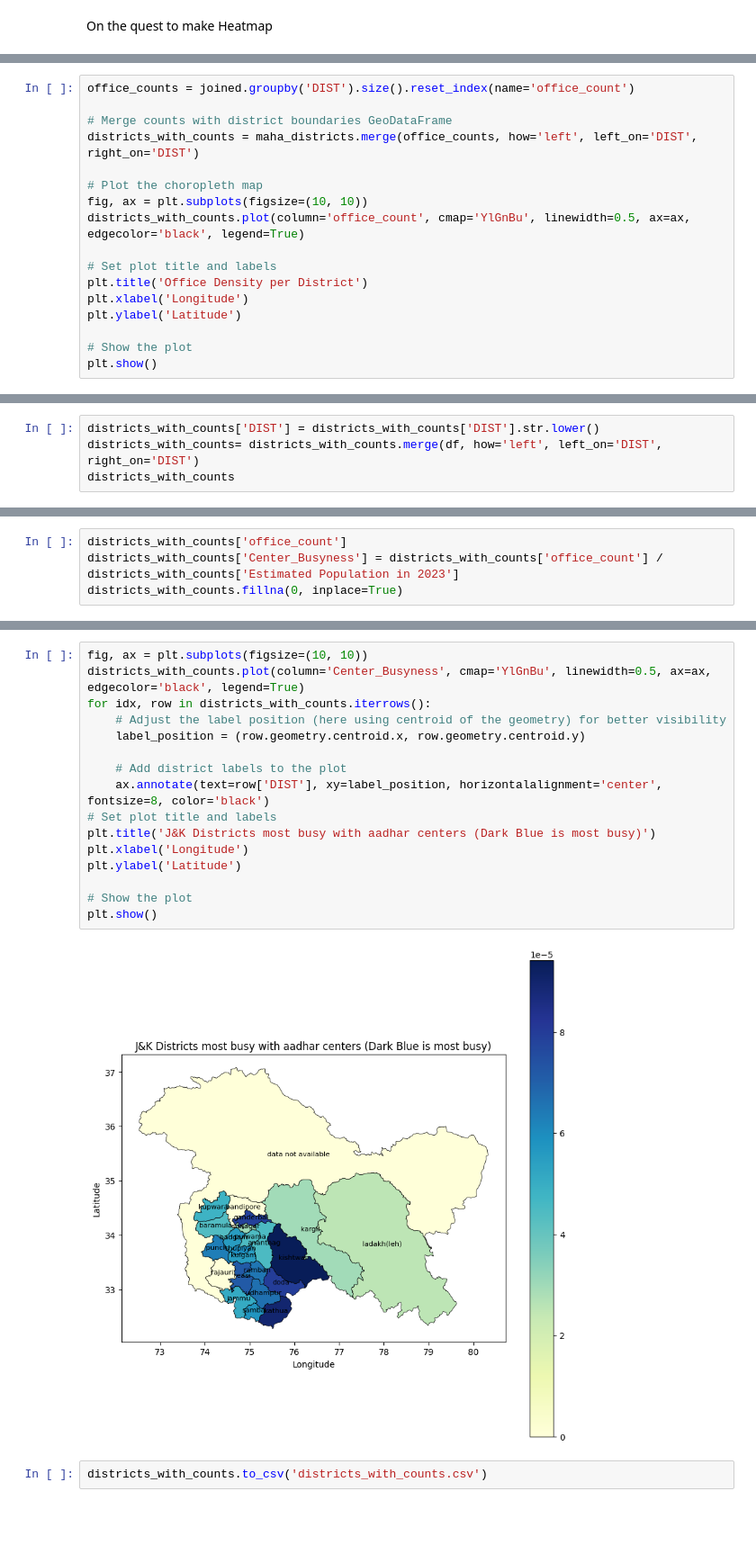
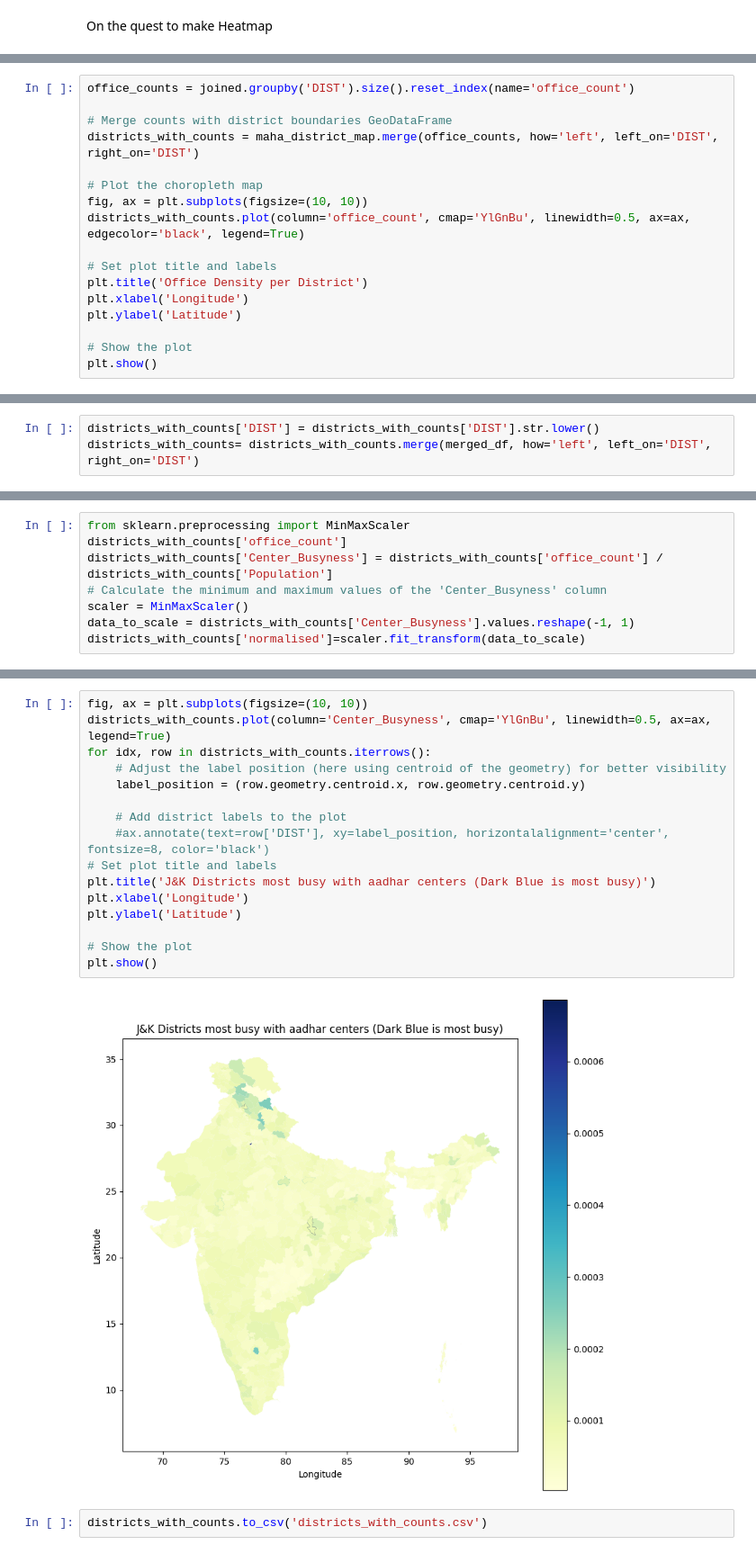
Before and after one commit to papichoolo/aadhar-vista, a Jupyter notebook: EDA/StateEDA.ipynb, the cells around one changed output, grey strips where cells are left out. Shown at 90% size. Drawn from its saved outputs; the diff is of its cells as text; blank space fills up the shorter version.

Commit message:
generalised to an entire country

```diff
--- a/EDA/StateEDA.ipynb
+++ b/EDA/StateEDA.ipynb
@@ -319,7 +394,7 @@ joined
 office_counts = joined.groupby('DIST').size().reset_index(name='office_count')
 
 # Merge counts with district boundaries GeoDataFrame
-districts_with_counts = maha_districts.merge(office_counts, how='left', left_on='DIST', right_on='DIST')
+districts_with_counts = maha_district_map.merge(office_counts, how='left', left_on='DIST', right_on='DIST')
 
 # Plot the choropleth map
 fig, ax = plt.subplots(figsize=(10, 10))
@@ -337,4 +428,3 @@ plt.show()
 # %%
 districts_with_counts['DIST'] = districts_with_counts['DIST'].str.lower()
-districts_with_counts= districts_with_counts.merge(df, how='left', left_on='DIST', right_on='DIST')
-districts_with_counts
+districts_with_counts= districts_with_counts.merge(merged_df, how='left', left_on='DIST', right_on='DIST')
@@ -359,4 +430,0 @@ districts_with_counts
-# %%
-districts_with_counts['office_count']
-districts_with_counts['Center_Busyness'] = districts_with_counts['office_count'] / districts_with_counts['Estimated Population in 2023']
-districts_with_counts.fillna(0, inplace=True)
@@ -362,0 +447,8 @@ districts_with_counts.fillna(0, inplace=True)
+# %%
+from sklearn.preprocessing import MinMaxScaler
+districts_with_counts['office_count']
+districts_with_counts['Center_Busyness'] = districts_with_counts['office_count'] / districts_with_counts['Population']
+# Calculate the minimum and maximum values of the 'Center_Busyness' column
+scaler = MinMaxScaler()
+data_to_scale = districts_with_counts['Center_Busyness'].values.reshape(-1, 1)
+districts_with_counts['normalised']=scaler.fit_transform(data_to_scale)
@@ -363,21 +471,21 @@ districts_with_counts.fillna(0, inplace=True)
 # %%
 fig, ax = plt.subplots(figsize=(10, 10))
-districts_with_counts.plot(column='Center_Busyness', cmap='YlGnBu', linewidth=0.5, ax=ax, edgecolor='black', legend=True)
+districts_with_counts.plot(column='Center_Busyness', cmap='YlGnBu', linewidth=0.5, ax=ax, legend=True)
 for idx, row in districts_with_counts.iterrows():
     # Adjust the label position (here using centroid of the geometry) for better visibility
     label_position = (row.geometry.centroid.x, row.geometry.centroid.y)
 
     # Add district labels to the plot
-    ax.annotate(text=row['DIST'], xy=label_position, horizontalalignment='center', fontsize=8, color='black')
+    #ax.annotate(text=row['DIST'], xy=label_position, horizontalalignment='center', fontsize=8, color='black')
 # Set plot title and labels
 plt.title('J&K Districts most busy with aadhar centers (Dark Blue is most busy)')
 plt.xlabel('Longitude')
 plt.ylabel('Latitude')
 
 # Show the plot
 plt.show()
 # %% [output]
-[figure, old version]
+[figure, new version]
 # %%
 districts_with_counts.to_csv('districts_with_counts.csv')
 # %%
```
Also changed, not shown: parts of 38 cells of this notebook, 4 other files.
